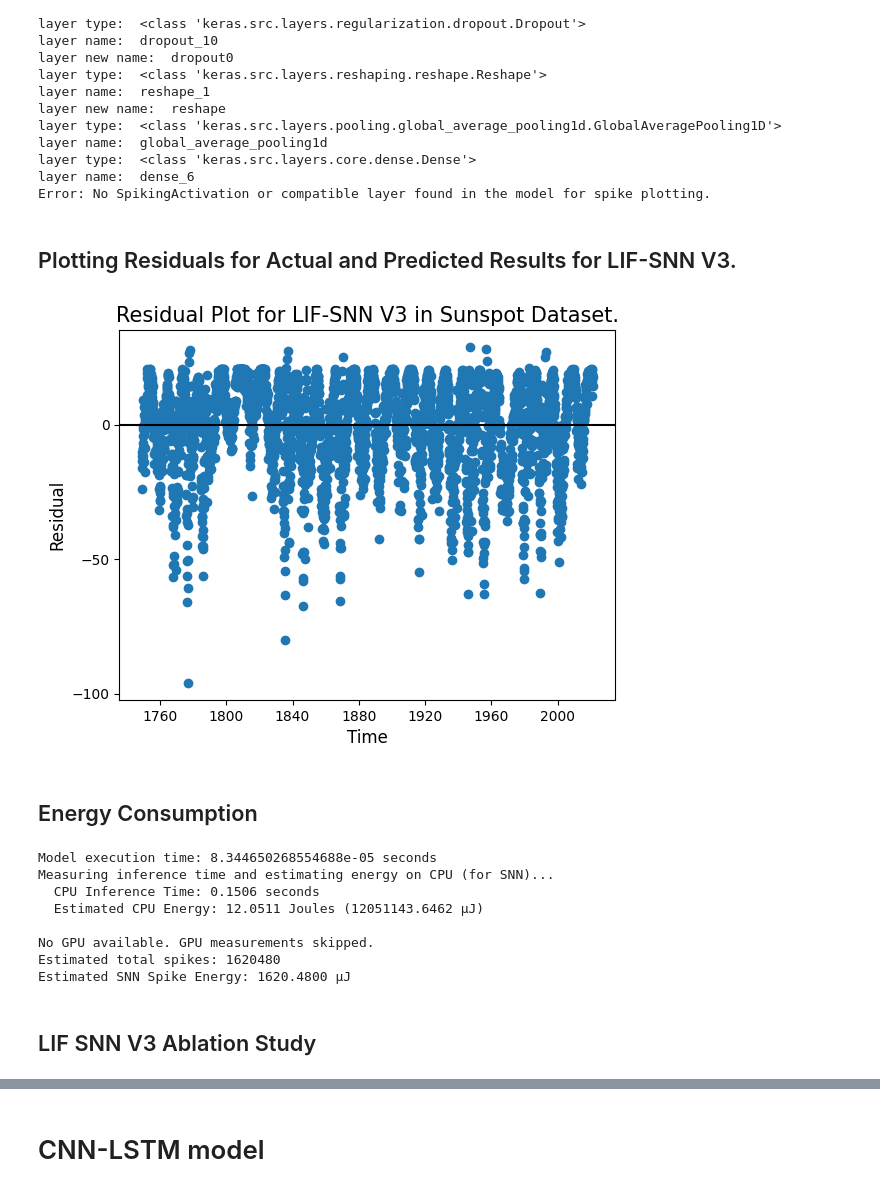
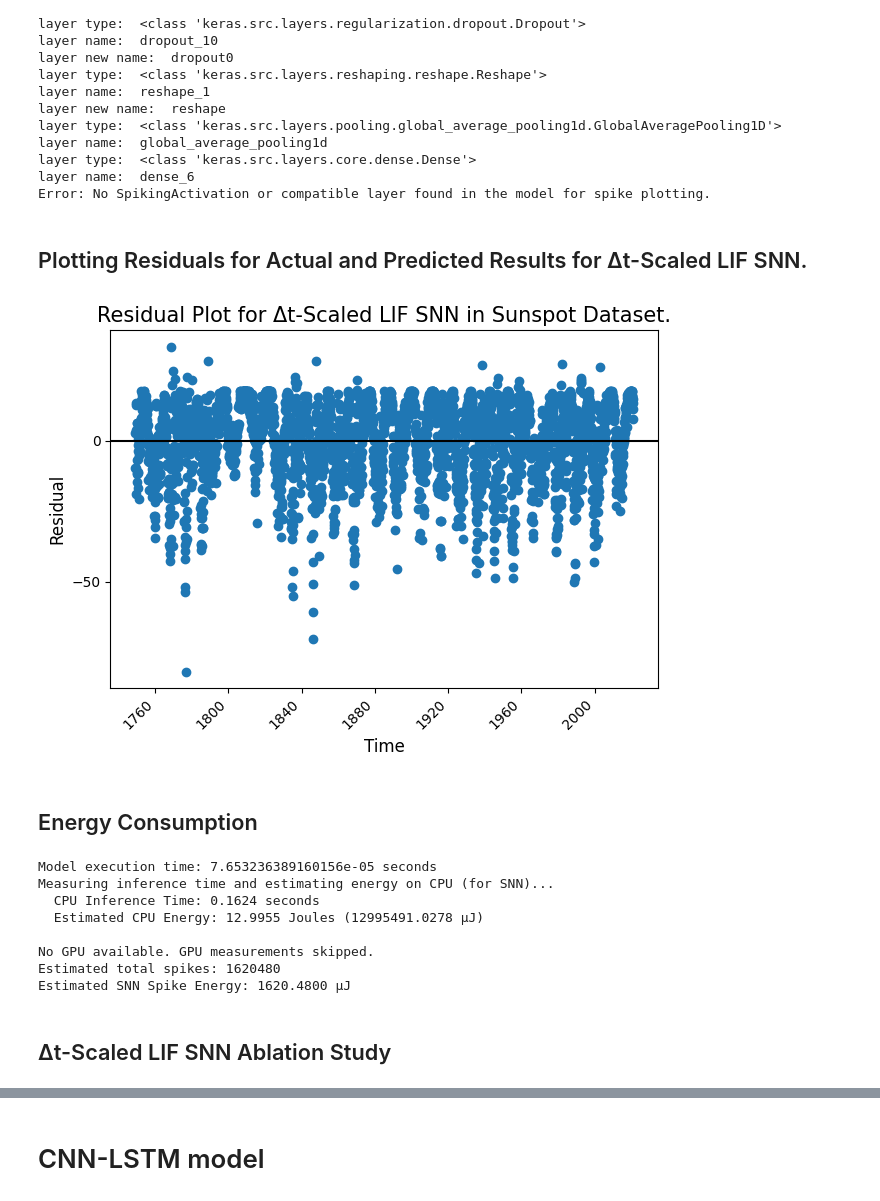
Before and after one commit to SouvikUMD/SNN-ANN-Temporal-Forecasting-across-Time-Series-Regimes, a Jupyter notebook: Sunspot Dataset Code/TSC_Sunset_Models_Ablation_ANN_SNN.ipynb, the cells around one changed output, grey strips where cells are left out. Drawn from its saved outputs; the diff is of its cells as text; code cells hidden in the pictures.

```diff
--- a/Sunspot Dataset Code/TSC_Sunset_Models_Ablation_ANN_SNN.ipynb
+++ b/Sunspot Dataset Code/TSC_Sunset_Models_Ablation_ANN_SNN.ipynb
@@ -2057,25 +2061,27 @@ layer type:  <class 'keras.src.layers.core.dense.Dense'>
 layer name:  dense_6
 Error: No SpikingActivation or compatible layer found in the model for spike plotting.
 # %% [markdown]
-## Plotting Residuals for Actual and Predicted Results for LIF-SNN V3.
+## Plotting Residuals for Actual and Predicted Results for Δt-Scaled LIF SNN.
 # %%
 actual_arr_LIFSNNV3 = np.array(results_SNN_LIFv3['Actual'])
 predicted_arr_LIFSNNV3 = np.array(results_SNN_LIFv3['Predicted'])
 residuals_LIFSNNV3 = predicted_arr_LIFSNNV3 - actual_arr_LIFSNNV3
 plt.scatter(results_SNN_LIFv3['Date'], residuals_LIFSNNV3)
 plt.axhline(y=0, color = 'black')
-plt.title("Residual Plot for LIF-SNN V3 in Sunspot Dataset.".format(feature_field),
+plt.title("Residual Plot for Δt-Scaled LIF SNN in Sunspot Dataset.".format(feature_field),
           fontsize = 15)
 plt.rc('xtick', labelsize=10)
 plt.rc('ytick', labelsize=10)
 plt.locator_params(axis='x', nbins=5)
 plt.locator_params(axis='y', nbins=5)
 #plt.ylim([40, 70])
 plt.xlabel("Time", fontsize = 12)
 plt.ylabel("Residual", fontsize = 12)
+plt.xticks(rotation=45, ha='right')
+plt.tight_layout()
 plt.show()
 # %% [output]
-[figure, old version]
+[figure, new version]
 # %% [markdown]
 ## Energy Consumption
 # %%
@@ -2085,18 +2091,18 @@ end_time = time.time()
 execution_time = end_time - start_time
 print("Model execution time:", execution_time, "seconds")
 spiking_LIFv3_energy_results = measure_snn_energy(spiking_LIFv3_model, X_test,
-                                                  model_name_str='LIF SNN V3 Model')
+                                                  model_name_str='Δt-Scaled LIF SNN Model')
 # %% [output]
-Model execution time: 8.344650268554688e-05 seconds
+Model execution time: 7.653236389160156e-05 seconds
 Measuring inference time and estimating energy on CPU (for SNN)...
-  CPU Inference Time: 0.1506 seconds
-  Estimated CPU Energy: 12.0511 Joules (12051143.6462 µJ)
+  CPU Inference Time: 0.1624 seconds
+  Estimated CPU Energy: 12.9955 Joules (12995491.0278 µJ)
 
 No GPU available. GPU measurements skipped.
 Estimated total spikes: 1620480
 Estimated SNN Spike Energy: 1620.4800 µJ
 # %% [markdown]
-## LIF SNN V3 Ablation Study
+## Δt-Scaled LIF SNN Ablation Study
 # %%
 def build_lif_snn_v3_model_for_ablation(threshold=0.5, leak_rate=0.01, refractory_period=275, units=128, activation='tanh'):
     model = tf.keras.Sequential(
```
Also changed, not shown: parts of 50 cells of this notebook.
